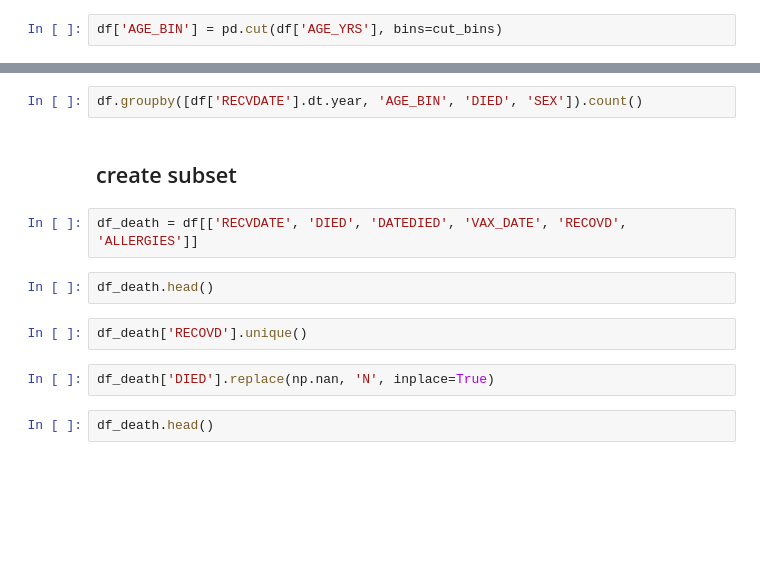
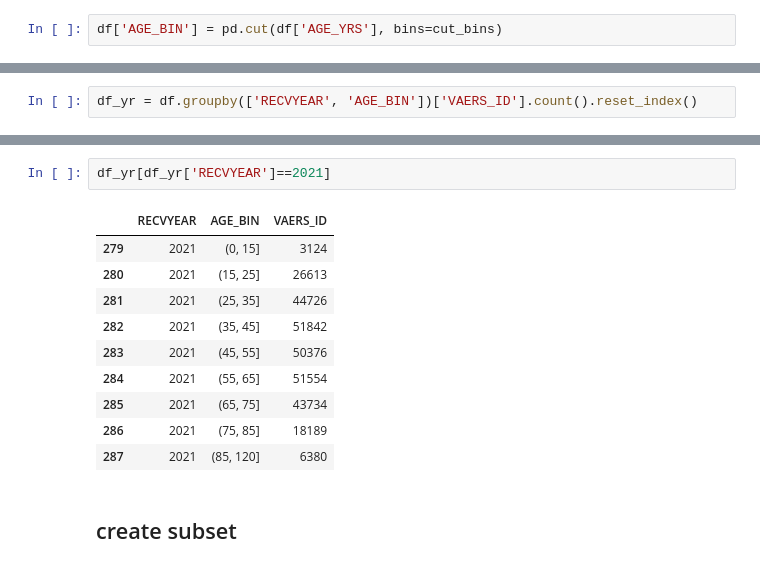
Before and after one commit to philippbeer/vaers_analysis, a Jupyter notebook: vaers_analysis.ipynb, the cells around one changed output, grey strips where cells are left out. Cells and saved outputs as stored; diff of their text form; blank space fills up the shorter version.

```diff
--- a/vaers_analysis.ipynb
+++ b/vaers_analysis.ipynb
@@ -59,0 +104,2 @@ df_yrly = pd.DataFrame()
+# %%
+df_yr = df.groupby(['RECVYEAR', 'AGE_BIN'])['VAERS_ID'].count().reset_index()
@@ -60,14 +122,15 @@ df_yrly = pd.DataFrame()
 # %%
-df.groupby([df['RECVDATE'].dt.year, 'AGE_BIN', 'DIED', 'SEX']).count()
+df_yr[df_yr['RECVYEAR']==2021]
+# %% [output]
+|  | RECVYEAR | AGE_BIN | VAERS_ID |
+| 279 | 2021 | (0, 15] | 3124 |
+| 280 | 2021 | (15, 25] | 26613 |
+| 281 | 2021 | (25, 35] | 44726 |
+| 282 | 2021 | (35, 45] | 51842 |
+| 283 | 2021 | (45, 55] | 50376 |
+| 284 | 2021 | (55, 65] | 51554 |
+| 285 | 2021 | (65, 75] | 43734 |
+| 286 | 2021 | (75, 85] | 18189 |
+| 287 | 2021 | (85, 120] | 6380 |
 # %% [markdown]
 ## create subset
-# %%
-df_death = df[['RECVDATE', 'DIED', 'DATEDIED', 'VAX_DATE', 'RECOVD', 'ALLERGIES']]
-# %%
-df_death.head()
-# %%
-df_death['RECOVD'].unique()
-# %%
-df_death['DIED'].replace(np.nan, 'N', inplace=True)
-# %%
-df_death.head()
```
Also changed, not shown: parts of 17 cells of this notebook, 3 other files.
